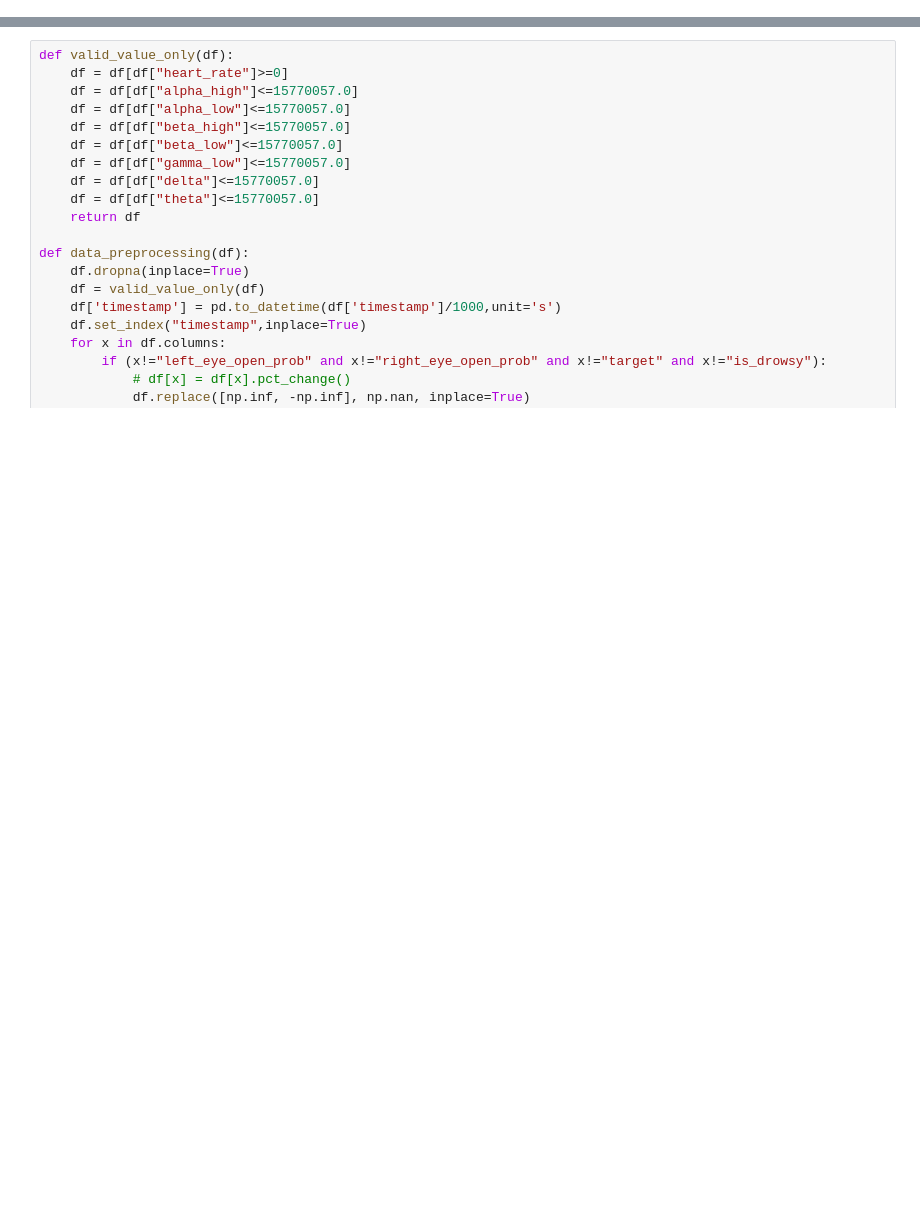
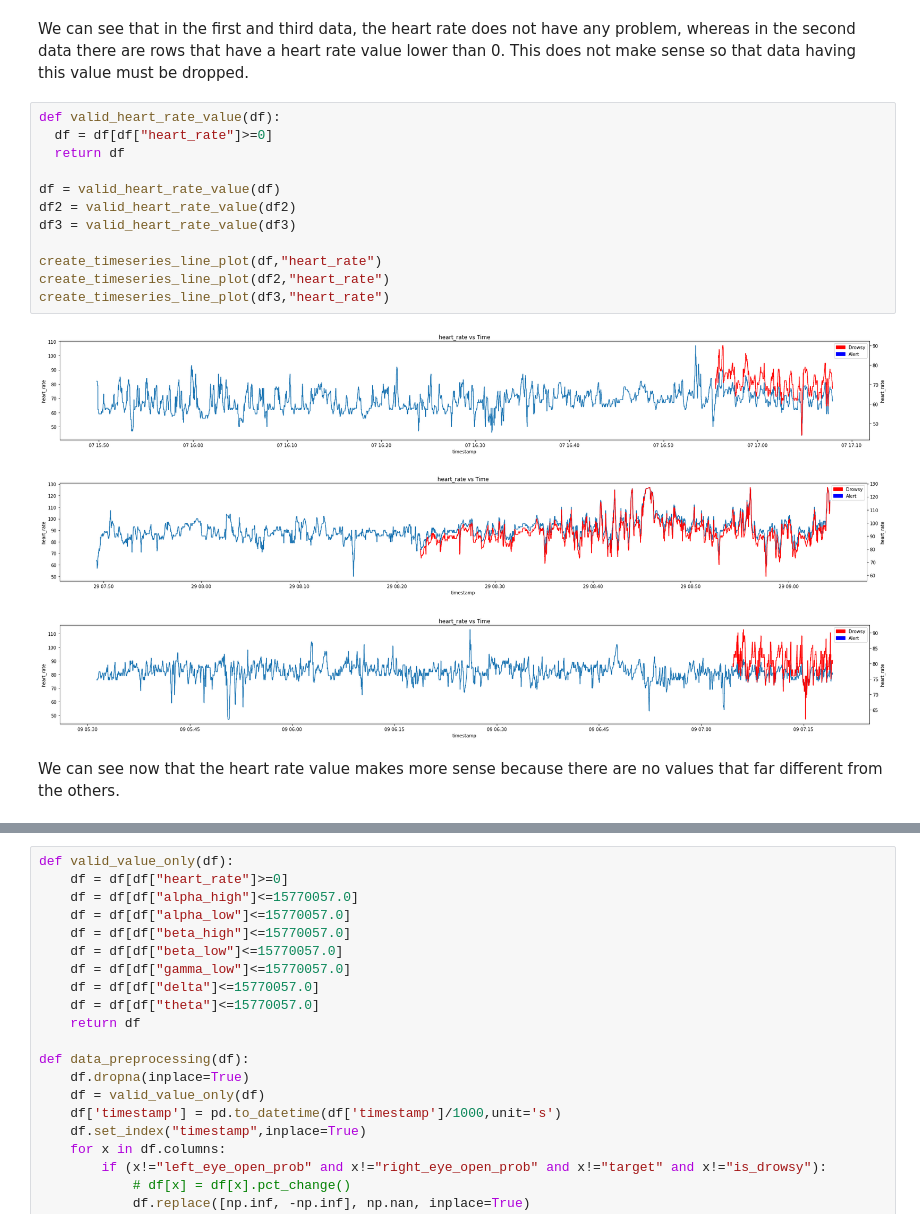
Before and after one commit to pascalisnala/drowsiness-detection-cnn-ml, a Jupyter notebook: skripsi_LSTM.ipynb, the cells around one changed output, grey strips where cells are left out. Drawn from its saved outputs; the diff is of its cells as text; blank space fills up the shorter version.

```diff
--- a/skripsi_LSTM.ipynb
+++ b/skripsi_LSTM.ipynb
@@ -97,0 +329,20 @@ df2.sample(2)
+# %% [markdown]
+We can see that in the first and third data, the heart rate does not have any problem, whereas in the second data there are rows that have a heart rate value lower than 0. This does not make sense so that data having this value must be dropped.
+# %%
+def valid_heart_rate_value(df):
+  df = df[df["heart_rate"]>=0]
+  return df
+
+df = valid_heart_rate_value(df)
+df2 = valid_heart_rate_value(df2)
+df3 = valid_heart_rate_value(df3)
+
+create_timeseries_line_plot(df,"heart_rate")
+create_timeseries_line_plot(df2,"heart_rate")
+create_timeseries_line_plot(df3,"heart_rate")
+# %% [output]
+[figure, added]
+[figure, added]
+[figure, added]
+# %% [markdown]
+We can see now that the heart rate value makes more sense because there are no values that far different from the others.
```
Also changed, not shown: parts of 103 cells of this notebook.
